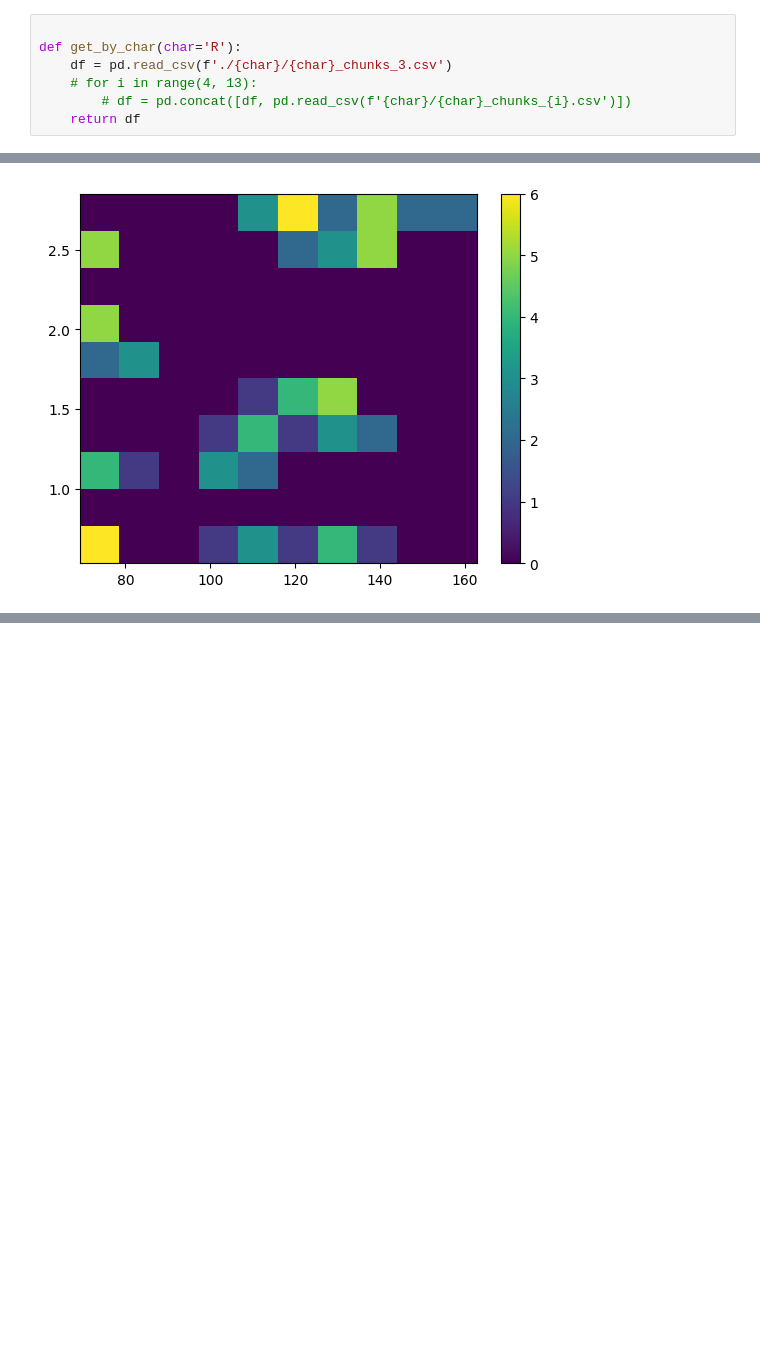
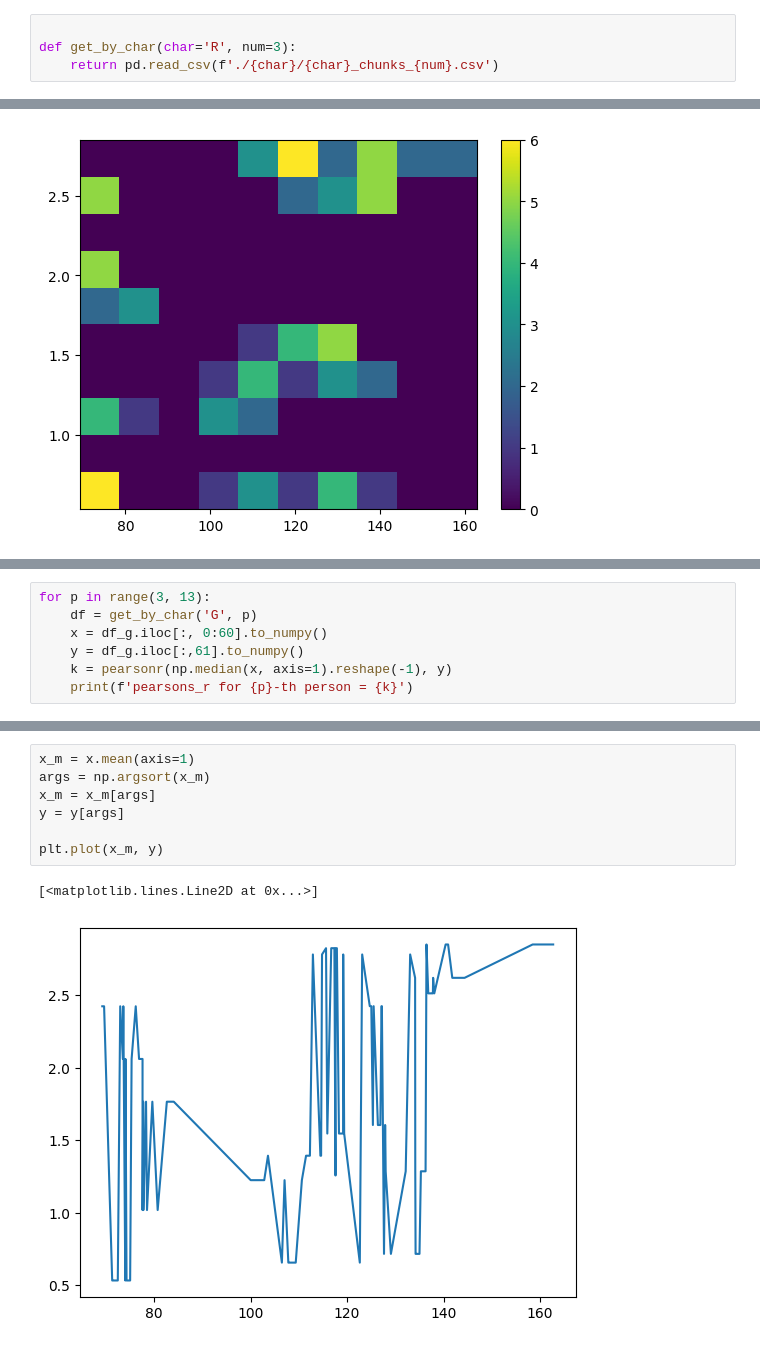
Before and after one commit to TurnTheSlayerXD/labs_intelect, a Jupyter notebook: main.ipynb, the cells around one changed output, grey strips where cells are left out. Drawn from its saved outputs; the diff is of its cells as text; blank space fills up the shorter version.

```diff
--- a/main.ipynb
+++ b/main.ipynb
@@ -5,10 +7,7 @@ import numpy as np
 # %%
 
-def get_by_char(char='R'):
-    df = pd.read_csv(f'./{char}/{char}_chunks_3.csv')
-    # for i in range(4, 13):
-        # df = pd.concat([df, pd.read_csv(f'{char}/{char}_chunks_{i}.csv')])
-    return df
+def get_by_char(char='R', num=3):
+    return pd.read_csv(f'./{char}/{char}_chunks_{num}.csv')
 # %%
 df_r = get_by_char('R')
 df_g = get_by_char('G')
@@ -23,0 +27,7 @@ plt.show()
+# %%
+for p in range(3, 13):
+    df = get_by_char('G', p)
+    x = df_g.iloc[:, 0:60].to_numpy()
+    y = df_g.iloc[:,61].to_numpy()
+    k = pearsonr(np.median(x, axis=1).reshape(-1), y)
+    print(f'pearsons_r for {p}-th person = {k}')
@@ -23,0 +65,10 @@ plt.show()
+# %%
+x_m = x.mean(axis=1)
+args = np.argsort(x_m)
+x_m = x_m[args]
+y = y[args]
+
+plt.plot(x_m, y)
+# %% [output]
+[<matplotlib.lines.Line2D at 0x...>]
+[figure, added]
```
Also changed, not shown: parts of 4 cells of this notebook.
